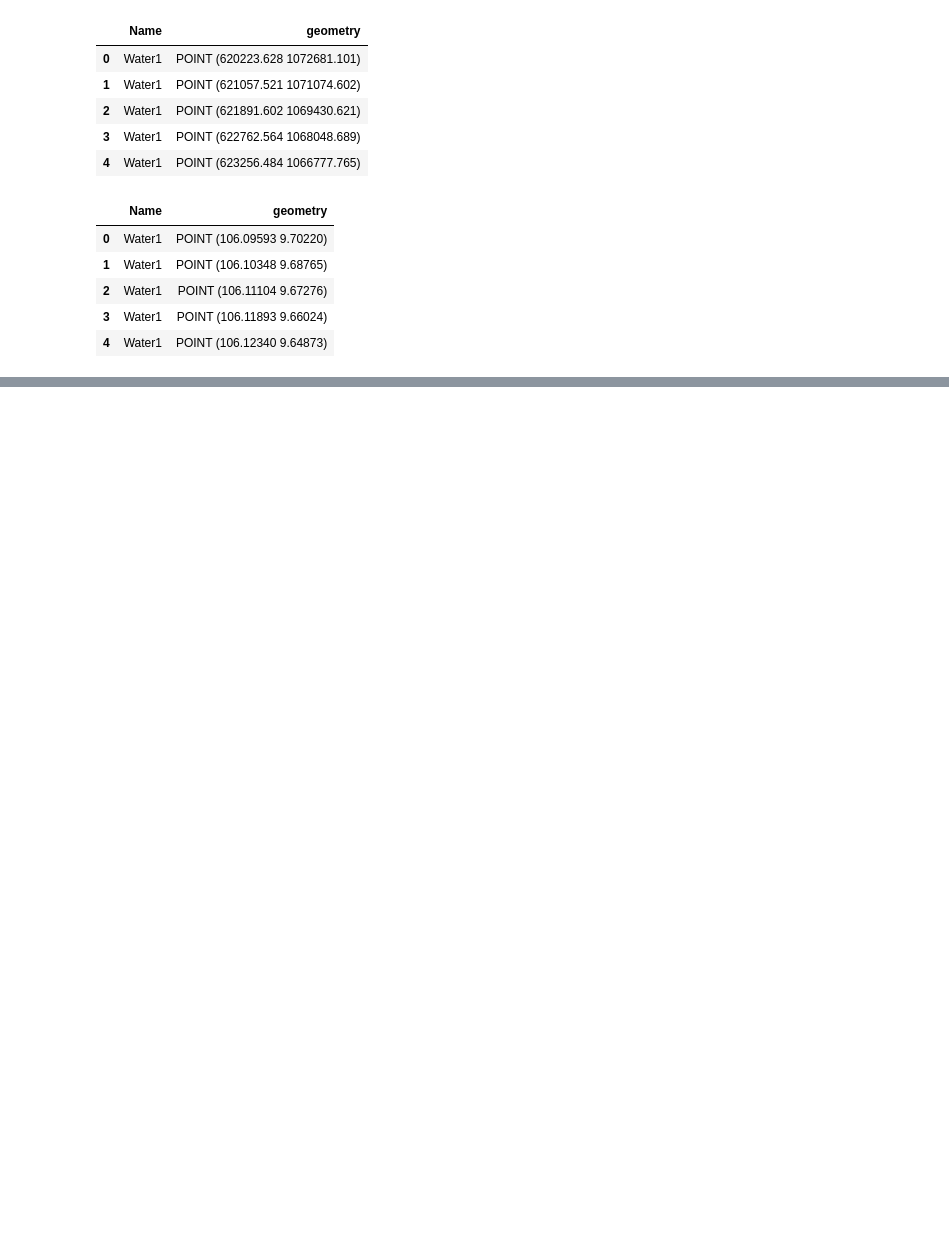
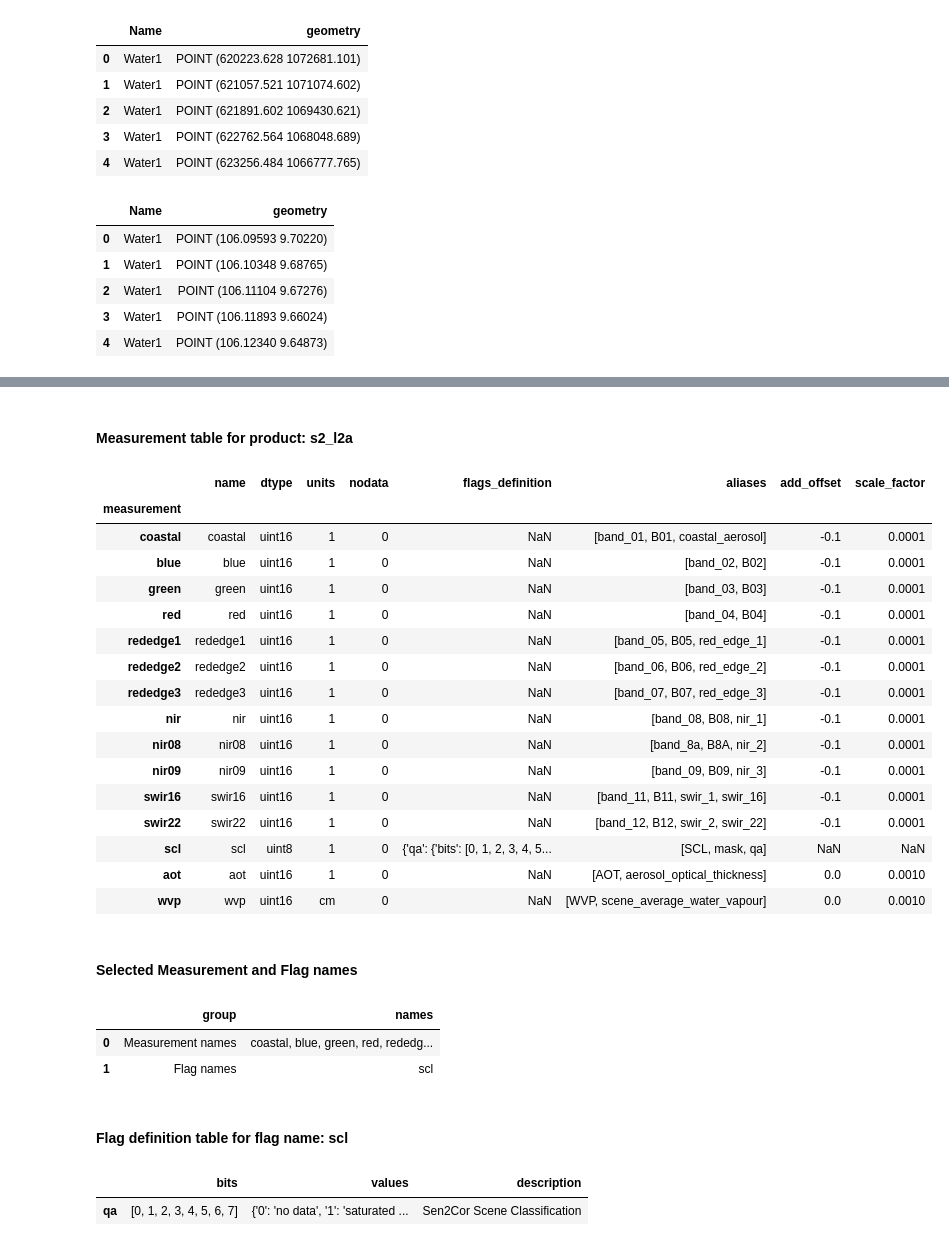
Before and after one commit to nghiadang0312/CSIROBoeingPhase4-Vietnam, a Jupyter notebook: NDVI_train.ipynb, the cells around one changed output, grey strips where cells are left out. Drawn from its saved outputs; the diff is of its cells as text; code cells hidden in the pictures; blank space fills up the shorter version.

```diff
--- a/NDVI_train.ipynb
+++ b/NDVI_train.ipynb
@@ -156,12 +152,13 @@ loaded_datasets = {}
 # Iterate over each point in the GeoDataFrame
 for idx, point in train.iterrows():
     # Create a bounding box around the point
-    aoi = define_area(lat=point.geometry.y, lon=point.geometry.x, buffer=0.0001)
+    aoi = define_area(lat=point.geometry.y, lon=point.geometry.x, buffer=0)
     geopolygon = Geometry(aoi["features"][0]["geometry"], crs=train.crs)
     geopolygon_gdf = gpd.GeoDataFrame(geometry=[geopolygon], crs=train.crs)
     # Get the latitude and longitude range of the geopolygon
     lat_range = (geopolygon_gdf.total_bounds[1], geopolygon_gdf.total_bounds[3])
     lon_range = (geopolygon_gdf.total_bounds[0], geopolygon_gdf.total_bounds[2])
+    #print(geopolygon_gdf.total_bounds)
     query = {
             "product": product,
             "x": lon_range,
@@ -175,7 +172,9 @@ for idx, point in train.iterrows():
             "resolution": (-10, 10),
             "dask_chunks": {'x': 2048, 'y': 2048}
      })
+    # print(query)
     # print(qr)
+    # break
     data = dc.load(**query)
 
     # Store the loaded dataset in the dictionary with a key based on the point index
@@ -188,7 +187,9 @@ for idx, point in train.iterrows():
     # Separate lists of measurement names and flag names
     measurement_names = measurement_info[ pd.isnull(measurement_info.flags_definition)].index
     flag_names        = measurement_info[pd.notnull(measurement_info.flags_definition)].index
-
+    for flag in flag_names:
+        notebook_utils.heading(f'Flag definition table for flag name: {flag}')
+    display(masking.describe_variable_flags(data[flag]))
     flags_def = masking.describe_variable_flags(data[flag]).values
     flags_def = flags_def.tolist()[0][1]
     flag_name = 'scl'
@@ -235,0 +338,11 @@ ndivi_dataset['point_1'].values
+# %%
+# Load data
+data = dc.load(**query1)
+
+notebook_utils.heading(notebook_utils.xarray_object_size(data))
+display(data)
+
+# Calculate valid (not nodata) masks for each layer
+valid_mask = masking.valid_data_mask(data)
+notebook_utils.heading('Valid data masks for each variable')
+display(valid_mask)
@@ -235,0 +386,46 @@ ndivi_dataset['point_1'].values
+# %%
+# Measurement definitions for the selected product
+measurement_info = dc.list_measurements().loc[query1['product']]
+notebook_utils.heading(f'Measurement table for product: {query1["product"]}')
+display(measurement_info)
+
+# Separate lists of measurement names and flag names
+measurement_names = measurement_info[pd.isnull(measurement_info.flags_definition)].index
+flag_names        = measurement_info[pd.notnull(measurement_info.flags_definition)].index
+
+notebook_utils.heading('Selected Measurement and Flag names')
+display(pd.DataFrame({
+    'group': ['Measurement names', 'Flag names'],
+    'names': [', '.join(measurement_names), ', '.join(flag_names)]
+}))
+
+# Flag definitions
+for flag in flag_names:
+    notebook_utils.heading(f'Flag definition table for flag name: {flag}')
+    display(masking.describe_variable_flags(data[flag]))
+# %% [output]
+Measurement table for product: s2_l2a
+|  | name | dtype | units | nodata | flags_definition | aliases | add_offset | scale_factor |
+| measurement |  |  |  |  |  |  |  |  |
+| coastal | coastal | uint16 | 1 | 0 | NaN | [band_01, B01, coastal_aerosol] | -0.1 | 0.0001 |
+| blue | blue | uint16 | 1 | 0 | NaN | [band_02, B02] | -0.1 | 0.0001 |
+| green | green | uint16 | 1 | 0 | NaN | [band_03, B03] | -0.1 | 0.0001 |
+| red | red | uint16 | 1 | 0 | NaN | [band_04, B04] | -0.1 | 0.0001 |
+| rededge1 | rededge1 | uint16 | 1 | 0 | NaN | [band_05, B05, red_edge_1] | -0.1 | 0.0001 |
+| rededge2 | rededge2 | uint16 | 1 | 0 | NaN | [band_06, B06, red_edge_2] | -0.1 | 0.0001 |
+| rededge3 | rededge3 | uint16 | 1 | 0 | NaN | [band_07, B07, red_edge_3] | -0.1 | 0.0001 |
+| nir | nir | uint16 | 1 | 0 | NaN | [band_08, B08, nir_1] | -0.1 | 0.0001 |
+| nir08 | nir08 | uint16 | 1 | 0 | NaN | [band_8a, B8A, nir_2] | -0.1 | 0.0001 |
+| nir09 | nir09 | uint16 | 1 | 0 | NaN | [band_09, B09, nir_3] | -0.1 | 0.0001 |
+| swir16 | swir16 | uint16 | 1 | 0 | NaN | [band_11, B11, swir_1, swir_16] | -0.1 | 0.0001 |
+| swir22 | swir22 | uint16 | 1 | 0 | NaN | [band_12, B12, swir_2, swir_22] | -0.1 | 0.0001 |
+| scl | scl | uint8 | 1 | 0 | {'qa': {'bits': [0, 1, 2, 3, 4, 5... | [SCL, mask, qa] | NaN | NaN |
+| aot | aot | uint16 | 1 | 0 | NaN | [AOT, aerosol_optical_thickness] | 0.0 | 0.0010 |
+| wvp | wvp | uint16 | cm | 0 | NaN | [WVP, scene_average_water_vapour] | 0.0 | 0.0010 |
+Selected Measurement and Flag names
+|  | group | names |
+| 0 | Measurement names | coastal, blue, green, red, rededg... |
+| 1 | Flag names | scl |
+Flag definition table for flag name: scl
+|  | bits | values | description |
+| qa | [0, 1, 2, 3, 4, 5, 6, 7] | {'0': 'no data', '1': 'saturated ... | Sen2Cor Scene Classification |
```
Also changed, not shown: parts of 33 cells of this notebook.
